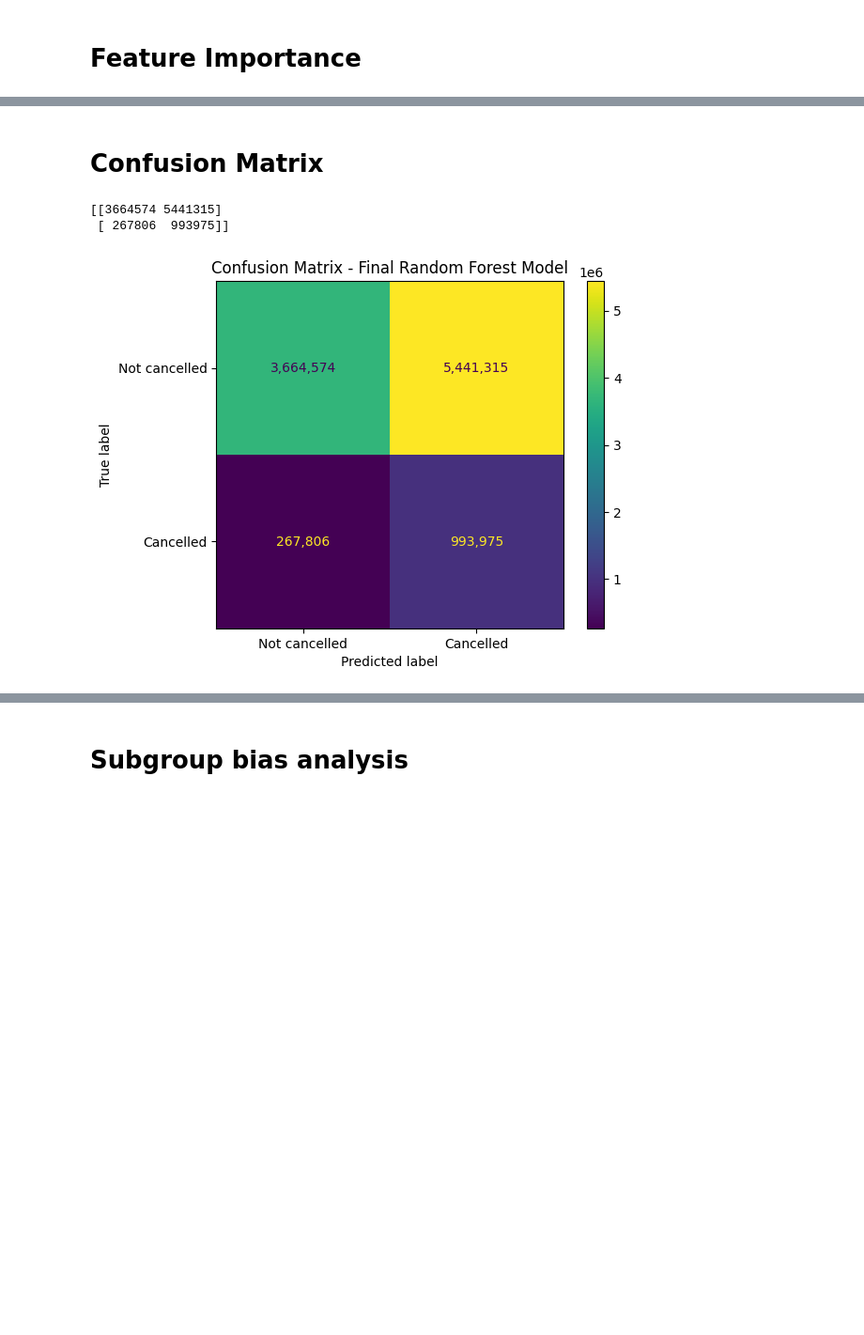
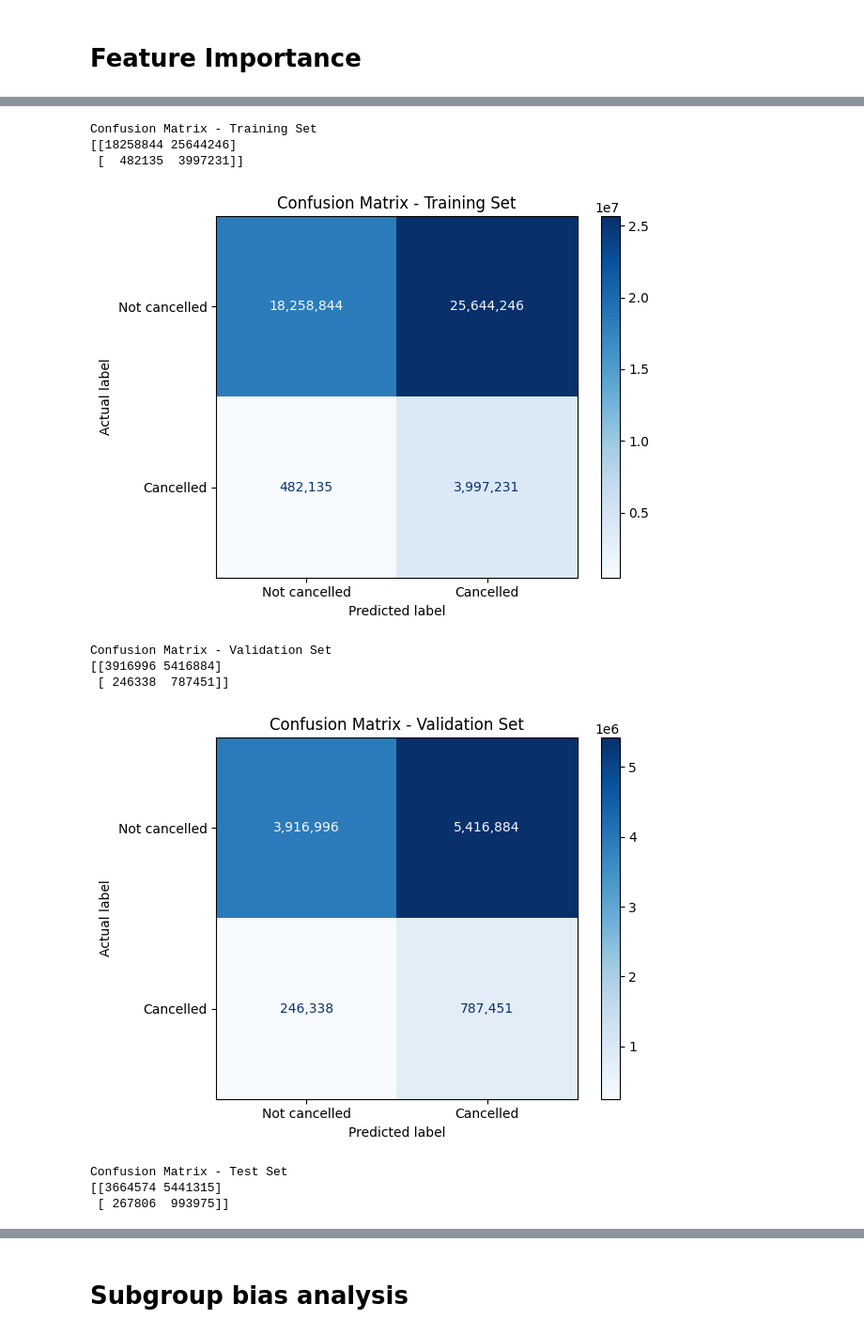
Before and after one commit to ywang0202/master_thesis, a Jupyter notebook: RandomForest.ipynb, the cells around one changed output, grey strips where cells are left out. Shown at 94% size. Drawn from its saved outputs; the diff is of its cells as text; code cells hidden in the pictures; blank space fills up the shorter version.

```diff
--- a/RandomForest.ipynb
+++ b/RandomForest.ipynb
@@ -727,23 +791,62 @@ test_pred_df = get_predictions_dataframe(
-# %% [markdown]
-# Confusion Matrix
 # %%
-# Confusion matrix for test set
-cm = confusion_matrix(
-    test_pred_df["y_true"],
-    test_pred_df["y_pred"]
+def plot_confusion_matrix_from_df(df, title, filename=None):
+    cm = confusion_matrix(
+        df["y_true"],
+        df["y_pred"]
+    )
+
+    print(title)
+    print(cm)
+
+    disp = ConfusionMatrixDisplay(
+        confusion_matrix=cm,
+        display_labels=["Not cancelled", "Cancelled"]
+    )
+
+    disp.plot(
+        values_format=",d",
+        cmap="Blues",
+        colorbar=True
+    )
+
+    plt.title(title)
+    plt.xlabel("Predicted label")
+    plt.ylabel("Actual label")
+    plt.tight_layout()
+
+    if filename is not None:
+        plt.savefig(filename, dpi=300, bbox_inches="tight")
+
+    plt.show()
+
+    return cm
+
+cm_train = plot_confusion_matrix_from_df(
+    train_pred_df,
+    "Confusion Matrix - Training Set",
+    "confusion_matrix_training_set.png"
 )
 
-print(cm)
-
-disp = ConfusionMatrixDisplay(
-    confusion_matrix=cm,
-    display_labels=["Not cancelled", "Cancelled"]
+cm_val = plot_confusion_matrix_from_df(
+    val_pred_df,
+    "Confusion Matrix - Validation Set",
+    "confusion_matrix_validation_set.png"
 )
 
-disp.plot(values_format=",d")
-plt.title("Confusion Matrix - Final Random Forest Model")
-plt.show()
+cm_test = plot_confusion_matrix_from_df(
+    test_pred_df,
+    "Confusion Matrix - Test Set",
+    "confusion_matrix_test_set.png"
+)
 # %% [output]
-[[3664574 5441315]
- [ 267806  993975]]
+Confusion Matrix - Training Set
+[[18258844 25644246]
+ [  482135  3997231]]
-[figure, old version]
+[figure, new version]
+Confusion Matrix - Validation Set
+[[3916996 5416884]
+ [ 246338  787451]]
+[figure, added]
+Confusion Matrix - Test Set
+[[3664574 5441315]
+ [ 267806  993975]]
```
Also changed, not shown: parts of 28 cells of this notebook, 20 other files.
